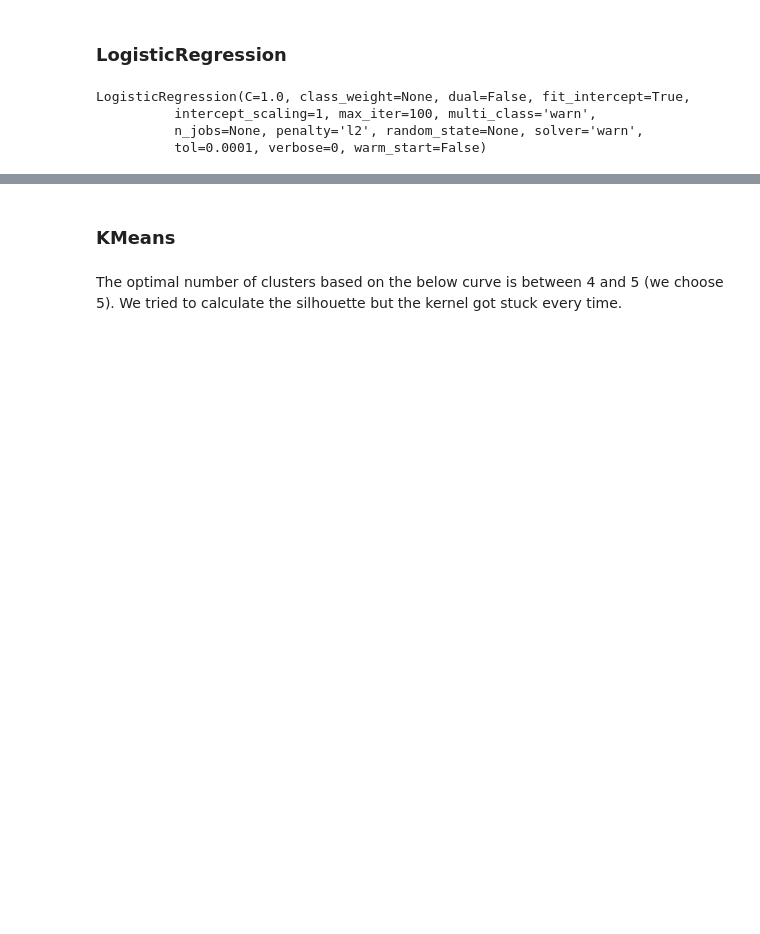
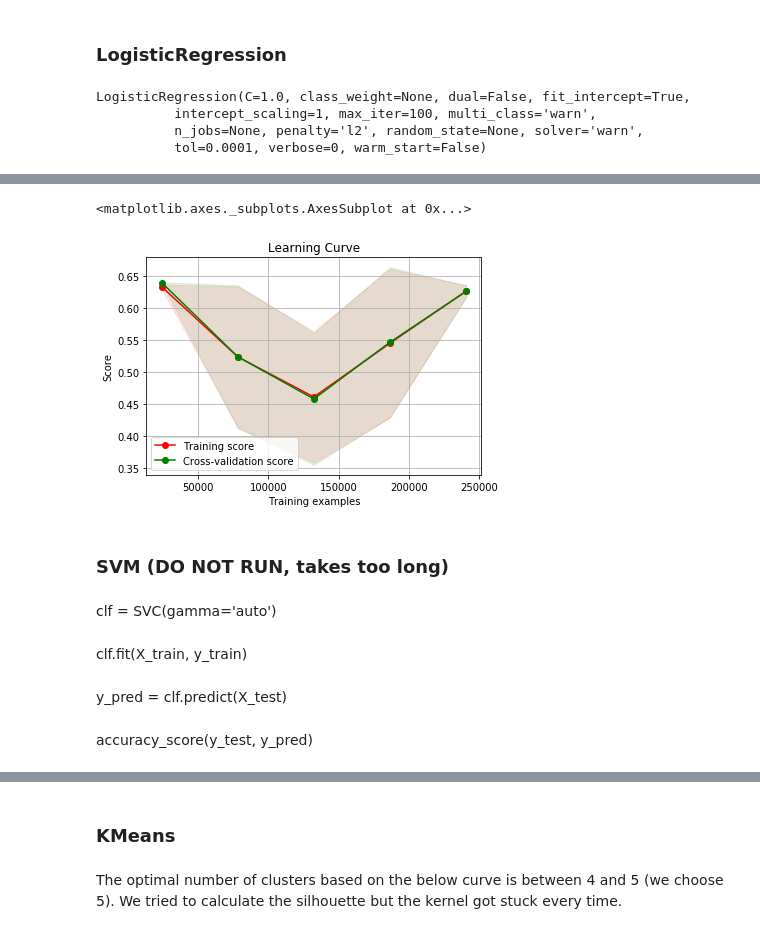
Before and after one commit to mahmoudMBA/CDA, a Jupyter notebook: Kickstarter.ipynb, the cells around one changed output, grey strips where cells are left out. Cells and saved outputs as stored; diff of their text form; code cells hidden in the pictures; blank space fills up the shorter version.

```diff
--- a/Kickstarter.ipynb
+++ b/Kickstarter.ipynb
@@ -434,0 +537,15 @@ plot_learning_curve(clf, X, y, n_jobs=-1)
+# %%
+plot_learning_curve(clf, X, y, n_jobs=-1)
+# %% [output]
+<matplotlib.axes._subplots.AxesSubplot at 0x...>
+[figure, added]
+# %% [markdown]
+### SVM (DO NOT RUN, takes too long)
+# %% [markdown]
+clf = SVC(gamma='auto')
+# %% [markdown]
+clf.fit(X_train, y_train)
+# %% [markdown]
+y_pred = clf.predict(X_test)
+# %% [markdown]
+accuracy_score(y_test, y_pred)
```
Also changed, not shown: parts of 36 cells of this notebook.
